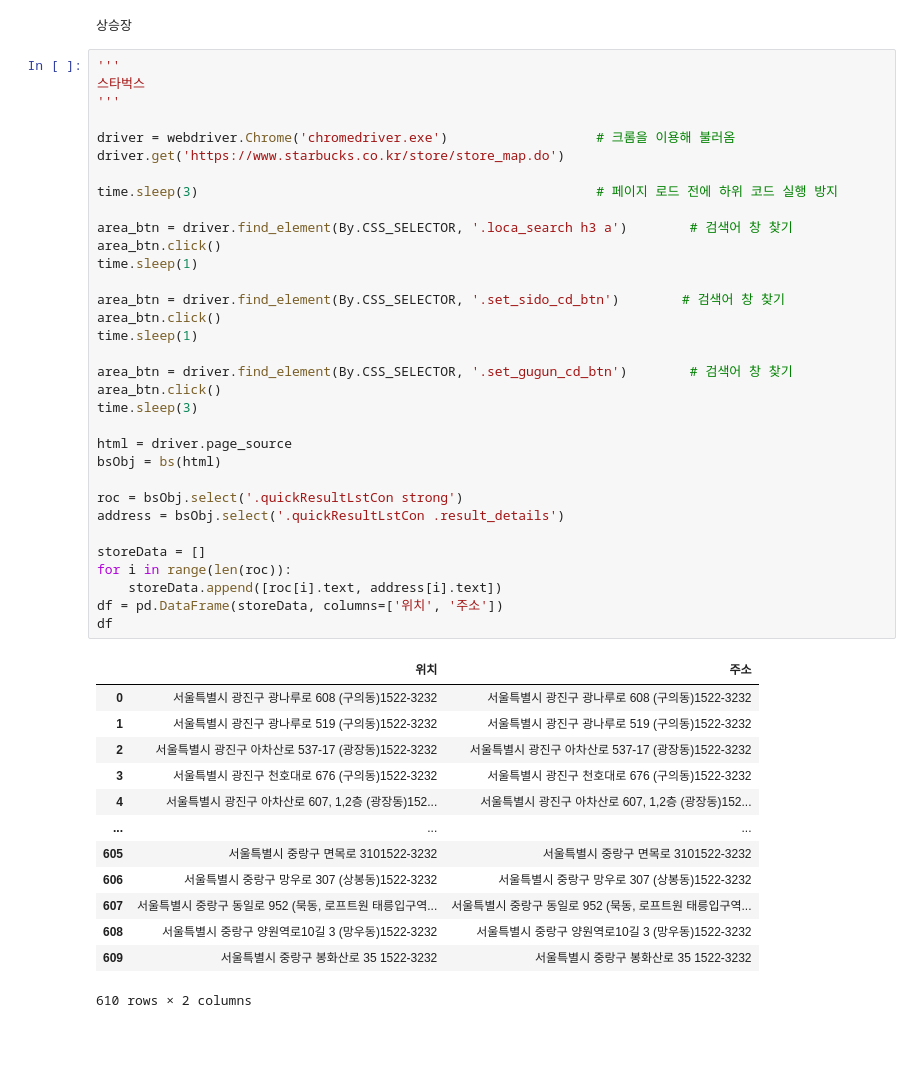
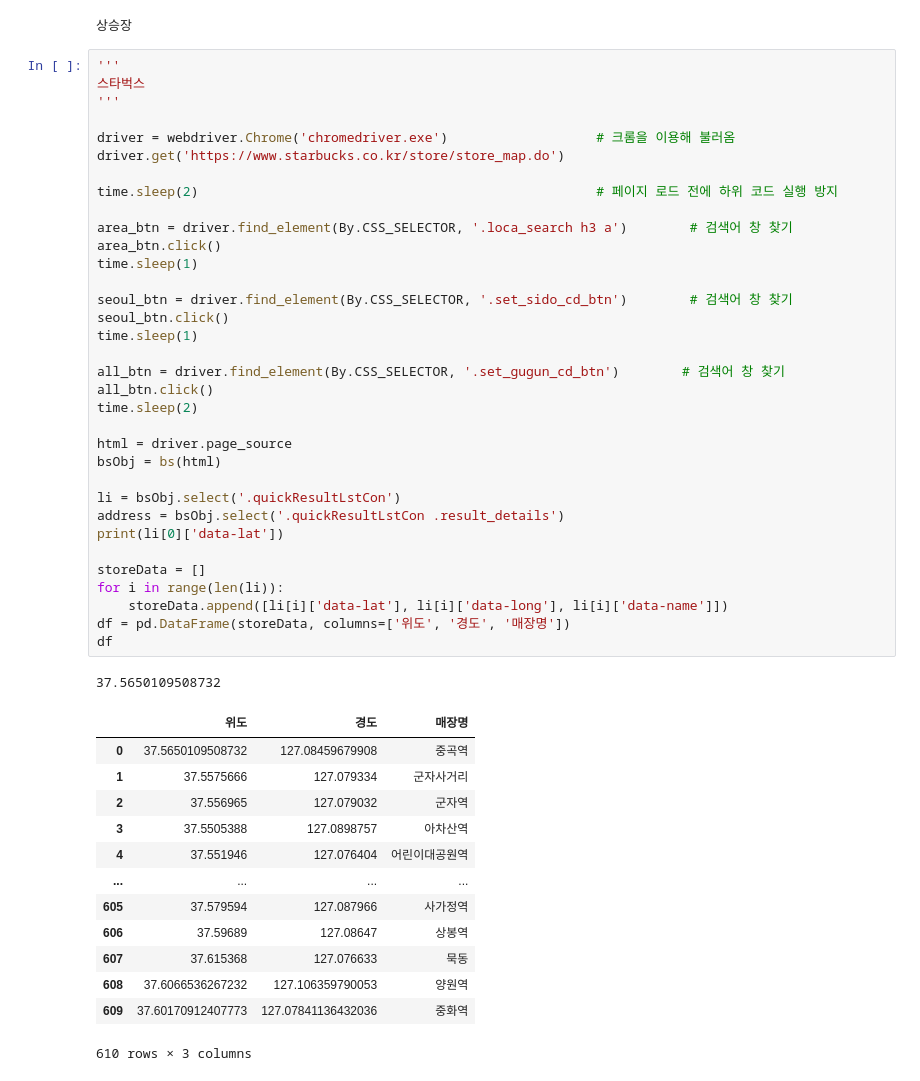
Before and after one commit to BeomSeokYu/Python-Advance, a Jupyter notebook: Crawling/day03.ipynb, the cells around one changed output. Saved outputs shown, nothing was run; the diff lists cells and outputs as text; blank space fills up the shorter version.

Commit message:
starbucks crawling and data analysis (folium module)

```diff
--- a/Crawling/day03.ipynb
+++ b/Crawling/day03.ipynb
@@ -209,47 +209,49 @@ print('상승장') if price > last_mean5 else print('하락장')
 # %%
 '''
 스타벅스
 '''
 
 driver = webdriver.Chrome('chromedriver.exe')                   # 크롬을 이용해 불러옴
 driver.get('https://www.starbucks.co.kr/store/store_map.do')
 
-time.sleep(3)                                                   # 페이지 로드 전에 하위 코드 실행 방지
+time.sleep(2)                                                   # 페이지 로드 전에 하위 코드 실행 방지
 
 area_btn = driver.find_element(By.CSS_SELECTOR, '.loca_search h3 a')        # 검색어 창 찾기
 area_btn.click()
 time.sleep(1)
 
-area_btn = driver.find_element(By.CSS_SELECTOR, '.set_sido_cd_btn')        # 검색어 창 찾기
-area_btn.click()
+seoul_btn = driver.find_element(By.CSS_SELECTOR, '.set_sido_cd_btn')        # 검색어 창 찾기
+seoul_btn.click()
 time.sleep(1)
 
-area_btn = driver.find_element(By.CSS_SELECTOR, '.set_gugun_cd_btn')        # 검색어 창 찾기
-area_btn.click()
-time.sleep(3)
+all_btn = driver.find_element(By.CSS_SELECTOR, '.set_gugun_cd_btn')        # 검색어 창 찾기
+all_btn.click()
+time.sleep(2)
 
 html = driver.page_source
 bsObj = bs(html)
 
-roc = bsObj.select('.quickResultLstCon strong')
+li = bsObj.select('.quickResultLstCon')
 address = bsObj.select('.quickResultLstCon .result_details')
+print(li[0]['data-lat'])
 
 storeData = []
-for i in range(len(roc)):
-    storeData.append([roc[i].text, address[i].text])
-df = pd.DataFrame(storeData, columns=['위치', '주소'])
+for i in range(len(li)):
+    storeData.append([li[i]['data-lat'], li[i]['data-long'], li[i]['data-name']])
+df = pd.DataFrame(storeData, columns=['위도', '경도', '매장명'])
 df
 # %% [output]
+37.5650109508732
-|  | 위치 | 주소 |
-| 0 | 서울특별시 광진구 광나루로 608 (구의동)1522-3232 | 서울특별시 광진구 광나루로 608 (구의동)1522-3232 |
-| 1 | 서울특별시 광진구 광나루로 519 (구의동)1522-3232 | 서울특별시 광진구 광나루로 519 (구의동)1522-3232 |
-| 2 | 서울특별시 광진구 아차산로 537-17 (광장동)1522-3232 | 서울특별시 광진구 아차산로 537-17 (광장동)1522-3232 |
-| 3 | 서울특별시 광진구 천호대로 676 (구의동)1522-3232 | 서울특별시 광진구 천호대로 676 (구의동)1522-3232 |
-| 4 | 서울특별시 광진구 아차산로 607, 1,2층 (광장동)152... | 서울특별시 광진구 아차산로 607, 1,2층 (광장동)152... |
-| ... | ... | ... |
-| 605 | 서울특별시 중랑구 면목로 3101522-3232 | 서울특별시 중랑구 면목로 3101522-3232 |
-| 606 | 서울특별시 중랑구 망우로 307 (상봉동)1522-3232 | 서울특별시 중랑구 망우로 307 (상봉동)1522-3232 |
-| 607 | 서울특별시 중랑구 동일로 952 (묵동, 로프트원 태릉입구역... | 서울특별시 중랑구 동일로 952 (묵동, 로프트원 태릉입구역... |
-| 608 | 서울특별시 중랑구 양원역로10길 3 (망우동)1522-3232 | 서울특별시 중랑구 양원역로10길 3 (망우동)1522-3232 |
-| 609 | 서울특별시 중랑구 봉화산로 35 1522-3232 | 서울특별시 중랑구 봉화산로 35 1522-3232 |
+|  | 위도 | 경도 | 매장명 |
+| 0 | 37.5650109508732 | 127.08459679908 | 중곡역 |
+| 1 | 37.5575666 | 127.079334 | 군자사거리 |
+| 2 | 37.556965 | 127.079032 | 군자역 |
+| 3 | 37.5505388 | 127.0898757 | 아차산역 |
+| 4 | 37.551946 | 127.076404 | 어린이대공원역 |
+| ... | ... | ... | ... |
+| 605 | 37.579594 | 127.087966 | 사가정역 |
+| 606 | 37.59689 | 127.08647 | 상봉역 |
+| 607 | 37.615368 | 127.076633 | 묵동 |
+| 608 | 37.6066536267232 | 127.106359790053 | 양원역 |
+| 609 | 37.60170912407773 | 127.07841136432036 | 중화역 |
-610 rows × 2 columns
+610 rows × 3 columns
```
Also changed, not shown: 3 other files.
